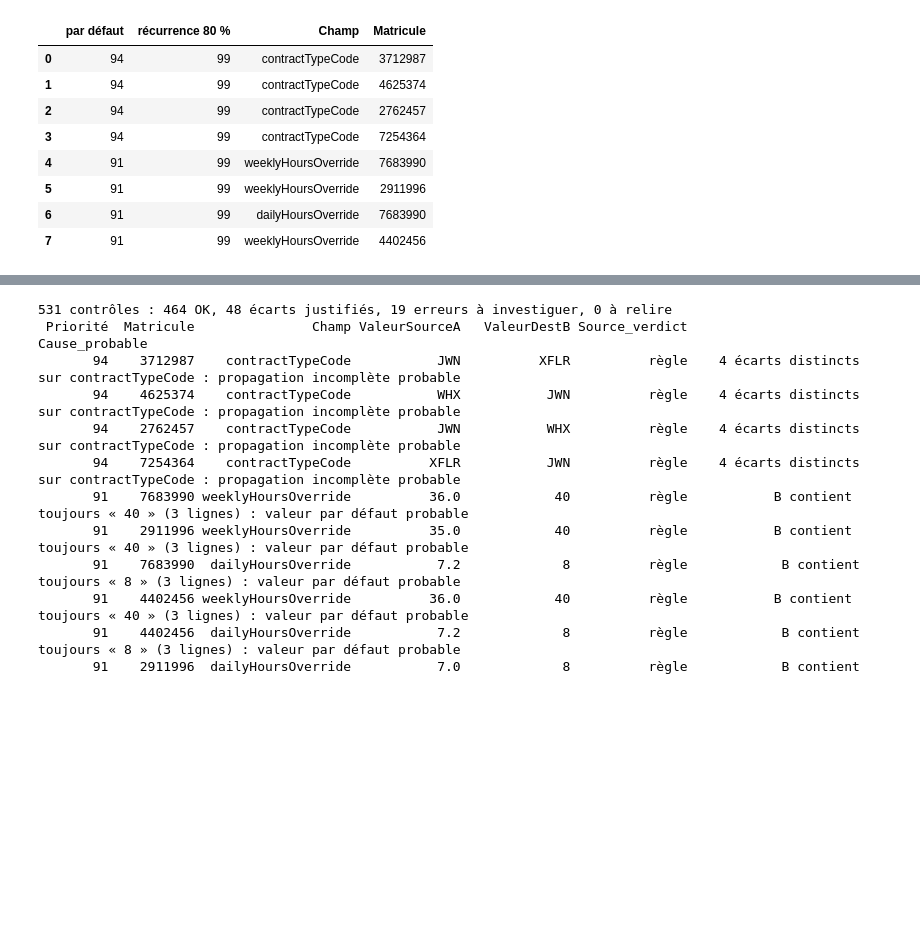
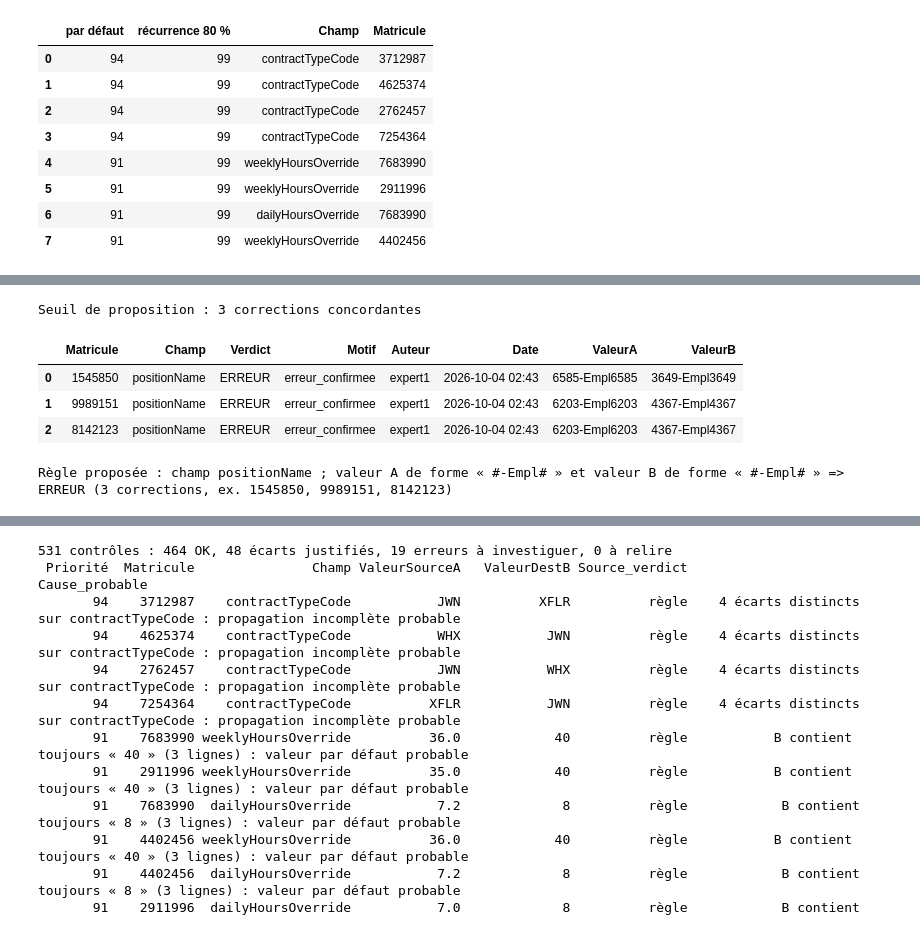
Before and after one commit to Thelazerlog/CodeMLCorroborAI, a Jupyter notebook: CorroborIA_remise.ipynb, the cells around one changed output, grey strips where cells are left out. Drawn from its saved outputs; the diff is of its cells as text; code cells hidden in the pictures; blank space fills up the shorter version.

```diff
--- a/CorroborIA_remise.ipynb
+++ b/CorroborIA_remise.ipynb
@@ -254,0 +288,28 @@ Explication du LLM local : Pour contractTypeCode, le système A a JWN mais le sy
+# %%
+import tempfile
+from IPython.display import display
+import retours
+
+vrais = (retours.JOURNAL, retours.REGLES)
+tmp = Path(tempfile.mkdtemp())
+retours.JOURNAL, retours.REGLES = tmp / "corrections.csv", tmp / "regles_apprises.json"   # simulation uniquement
+
+cibles = df[(df.Champ == "positionName") & (df.Statut != "OK")].head(3)    # 3 libellés que l'expert juge erronés
+for r in cibles.itertuples():
+    retours.ajouter(r.Matricule, r.Champ, "ERREUR", motif="erreur_confirmee", commentaire="numéro d'emploi différent",
+                    auteur="expert1", valeur_a=r.ValeurSourceA, valeur_b=r.ValeurDestB, regle=r.Règle, ancien=r.Statut)
+print(f"Seuil de proposition : {retours.SEUIL_REGLE} corrections concordantes")
+retours.lire_journal()[["Matricule", "Champ", "Verdict", "Motif", "Auteur", "Date", "ValeurA", "ValeurB"]]
+# %% [output]
+Seuil de proposition : 3 corrections concordantes
+|  | Matricule | Champ | Verdict | Motif | Auteur | Date | ValeurA | ValeurB |
+| 0 | 1545850 | positionName | ERREUR | erreur_confirmee | expert1 | 2026-10-04 02:43 | 6585-Empl6585 | 3649-Empl3649 |
+| 1 | 9989151 | positionName | ERREUR | erreur_confirmee | expert1 | 2026-10-04 02:43 | 6203-Empl6203 | 4367-Empl4367 |
+| 2 | 8142123 | positionName | ERREUR | erreur_confirmee | expert1 | 2026-10-04 02:43 | 6203-Empl6203 | 4367-Empl4367 |
+# %%
+prop = retours.propositions()
+for p in prop:
+    print(f"Règle proposée : champ {p['champ']} ; valeur A de forme « {p['forme_a']} » et valeur B de forme « {p['forme_b']} » "
+          f"=> {p['verdict']} ({p['n']} corrections, ex. {', '.join(p['exemples'])})")
+# %% [output]
+Règle proposée : champ positionName ; valeur A de forme « #-Empl# » et valeur B de forme « #-Empl# » => ERREUR (3 corrections, ex. 1545850, 9989151, 8142123)
```
Also changed, not shown: parts of 10 cells of this notebook, 8 other files.
